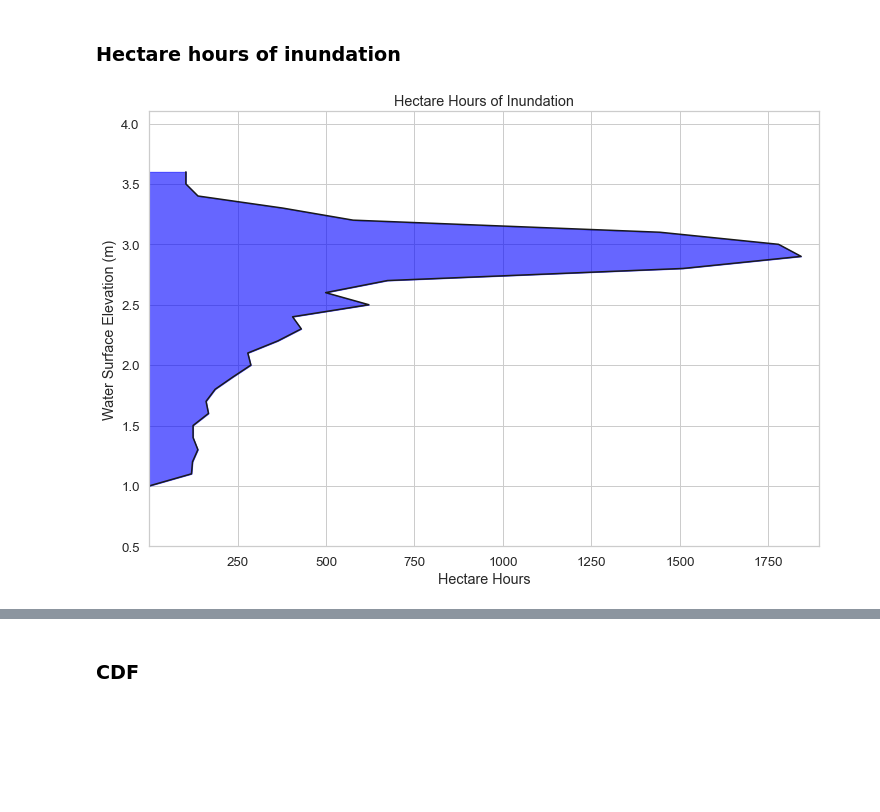
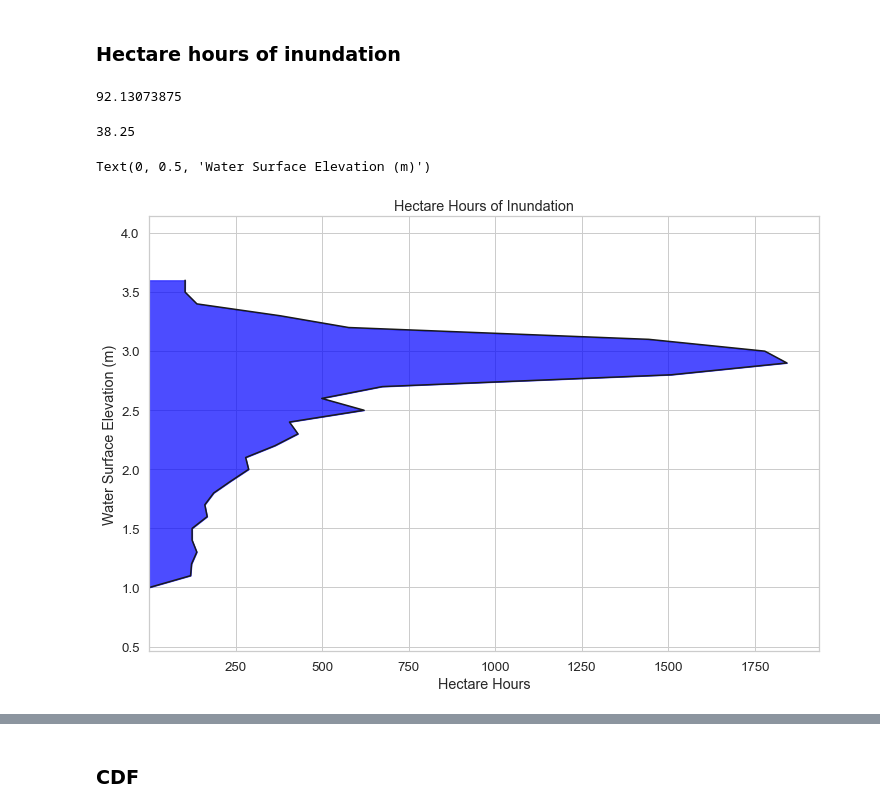
Before and after one commit to crvernon/atiim, a Jupyter notebook: noteboooks/quickstarter.ipynb, the cells around one changed output, grey strips where cells are left out. Cells and saved outputs as stored; diff of their text form; code cells hidden in the pictures; blank space fills up the shorter version.

```diff
--- a/noteboooks/quickstarter.ipynb
+++ b/noteboooks/quickstarter.ipynb
@@ -36,7 +36,3 @@ output_dir = '/Users/d3y010/projects/atiim/test'
 run_name = 'test_1'
 elevation_interval = 0.1
 hour_interval = 1.0
-# %%
-gage_gdf = gpd.read_file(gage_shp)
-
-gage_gdf
@@ -333,26 +326,36 @@ plt.savefig('/Users/d3y010/Desktop/test.png')
 plt.close()
 # %% [markdown]
 ### Hectare hours of inundation
+# %%
+fdf['hectare_hours'].max() * .05
+# %% [output]
+92.13073875
+# %%
+255 * 0.15
+# %% [output]
+38.25
 # %%
 sns.set(style='whitegrid', font_scale=1.2)
 
 fig, ax = plt.subplots(figsize=(12, 8))
 
-x_axis = fdf.hectare_hours.values
-y_axis = fdf.elevation.values
+# pad min and max Y values for axis
+y_padding = fdf['elevation'].max() * 0.15
 
-max_y = max(y_axis)
-min_y = min(y_axis)
+# pad max x axis value
+x_padding = fdf['hectare_hours'].max() * .05
 
-plt.ylim(ymin=(min_y - 0.5), ymax=(max_y + 0.5))
-plt.xlim(xmin=min(x_axis), xmax=max(x_axis) + 50)
+plt.ylim(ymin=(fdf['elevation'].min() - y_padding), ymax=(fdf['elevation'].max() + y_padding))
+plt.xlim(xmin=fdf['hectare_hours'].min(),
+         xmax=fdf['hectare_hours'].max() + x_padding)
 
-plt.plot(x_axis, y_axis, 'k')
+plt.plot(fdf['hectare_hours'], fdf['elevation'], 'k')
 
-plt.fill_betweenx(y_axis, x_axis, color='blue', alpha=0.6)
+plt.fill_betweenx(fdf['elevation'], fdf['hectare_hours'], color='blue', alpha=0.7)
 
 plt.title('Hectare Hours of Inundation')
 plt.xlabel('Hectare Hours')
-gx = plt.ylabel('Water Surface Elevation (m)')
+plt.ylabel('Water Surface Elevation (m)')
 # %% [output]
+Text(0, 0.5, 'Water Surface Elevation (m)')
-[figure, old version]
+[figure, new version]
```
Also changed, not shown: parts of 8 cells of this notebook, 1 other file.
